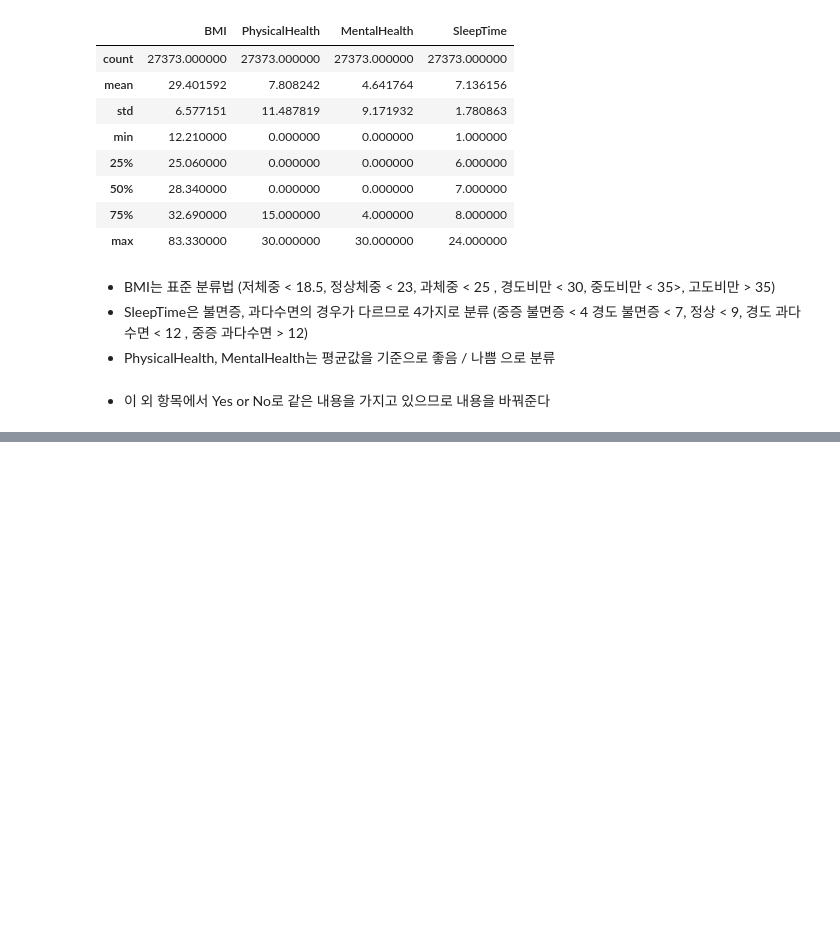
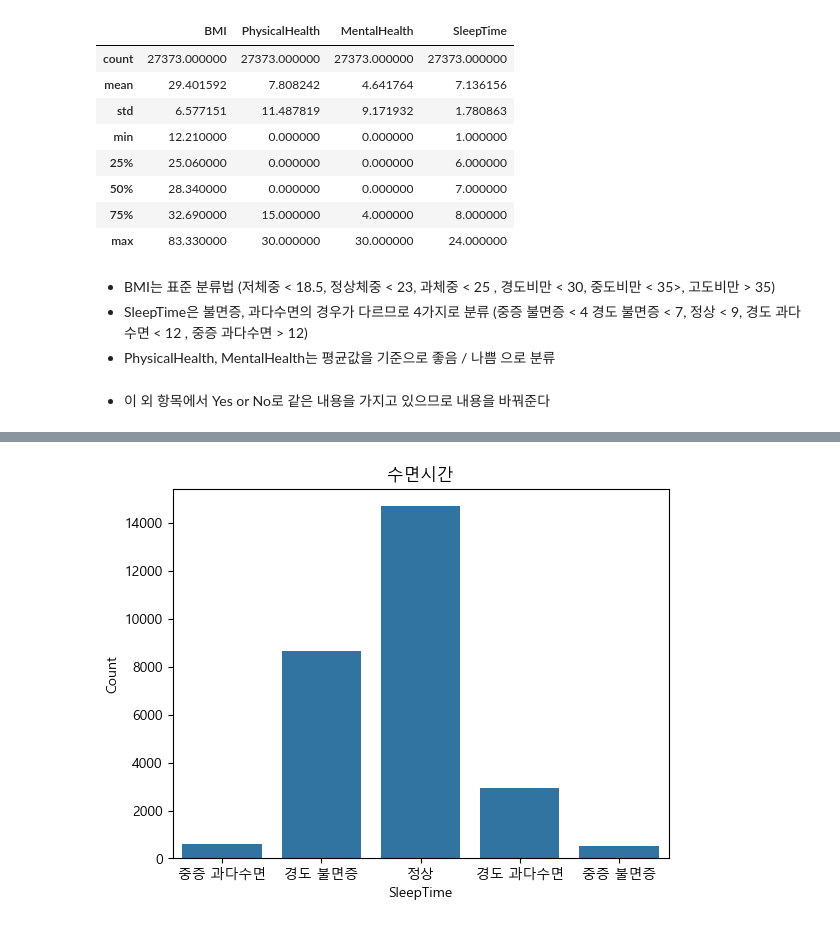
Before and after one commit to nohjuhyeon/healthcare_team, a Jupyter notebook: docs/yohan/Analysis/helth_analysis.ipynb, the cells around one changed output, grey strips where cells are left out. Saved outputs shown, nothing was run; the diff lists cells and outputs as text; code cells hidden in the pictures; blank space fills up the shorter version.

```diff
--- a/docs/yohan/Analysis/helth_analysis.ipynb
+++ b/docs/yohan/Analysis/helth_analysis.ipynb
@@ -291,0 +250,8 @@ from sklearn.metrics import silhouette_score
+# %%
+sns.countplot(data=df_imnotok, x='SleepTime')
+plt.xlabel('SleepTime')
+plt.ylabel('Count')
+plt.title('수면시간')
+plt.show()
+# %% [output]
+[figure, added]
```
Also changed, not shown: parts of 17 cells of this notebook.
